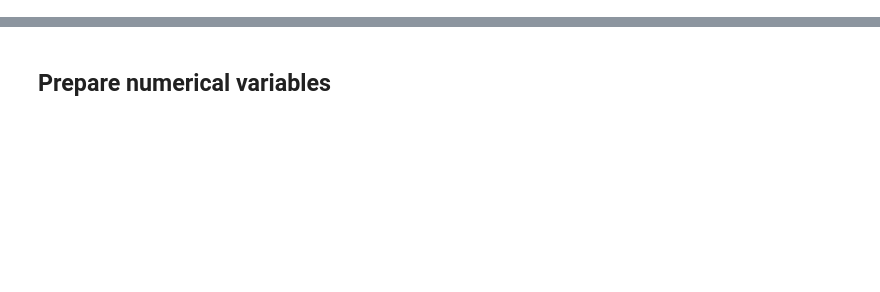
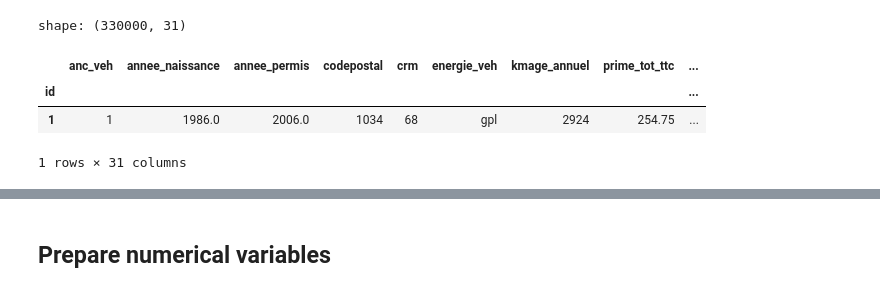
Before and after one commit to re9ulus/df_contests, a Jupyter notebook: fr_formule_de_pricing/fr_contest.ipynb, the cells around one changed output, grey strips where cells are left out. Drawn from its saved outputs; the diff is of its cells as text; code cells hidden in the pictures; blank space fills up the shorter version.

```diff
--- a/fr_formule_de_pricing/fr_contest.ipynb
+++ b/fr_formule_de_pricing/fr_contest.ipynb
@@ -91,0 +100,45 @@ test_data_cat = test_data[cat_cols]
+# %%
+data = pd.read_csv('./data/ech_apprentissage.csv', sep=';', index_col='id')
+test_data = pd.read_csv('./data/ech_test.csv', sep=';', index_col='id')
+
+data['status'] = 'train'
+test_data['status'] = 'test'
+test_data['prime_tot_ttc'] = 0
+
+all_data = pd.concat([data, test_data])
+
+all_data['model'] = all_data['marque'] + all_data['var12'].astype('str')# + all_data['energie_veh']
+
+rare_car_border = 5
+marks_count = all_data['marque'].value_counts()
+rare_marks = list(marks_count[marks_count < rare_car_border].keys())
+all_data['marque'] = all_data['marque'].apply(
+    lambda it: it if it not in rare_marks else 'RARE')
+all_data['model'] = all_data['marque'].apply(
+    lambda it: it if it not in rare_marks else 'RARE')
+
+all_data.drop('marque', inplace=True, axis=1)
+all_data.drop(to_drop, inplace=True, axis=1)
+
+cat_cols.append('model')
+# data['model'] = data['marque'] + data['var12'].astype(str)# + data['energie_veh']
+# test_data['model'] = test_data['marque'] + test_data['var12'].astype(str) #+ test_data['energie_veh']
+#cat_cols.append('model')
+
+# data_num = data[num_cols]
+# test_data_num = test_data[num_cols]
+
+# data_cat = data[cat_cols]
+# test_data_cat = test_data[cat_cols]
+
+all_data_num = all_data[num_cols]
+all_data_cat = all_data[cat_cols]
+
+print('shape: {}'.format(all_data.shape))
+all_data.head(1)
+# %% [output]
+shape: (330000, 31)
+|  | anc_veh | annee_naissance | annee_permis | codepostal | crm | energie_veh | kmage_annuel | prime_tot_ttc | ... |
+| id |  |  |  |  |  |  |  |  | ... |
+| 1 | 1 | 1986.0 | 2006.0 | 1034 | 68 | gpl | 2924 | 254.75 | ... |
+1 rows × 31 columns
```
Also changed, not shown: parts of 23 cells of this notebook, 6 other files.
